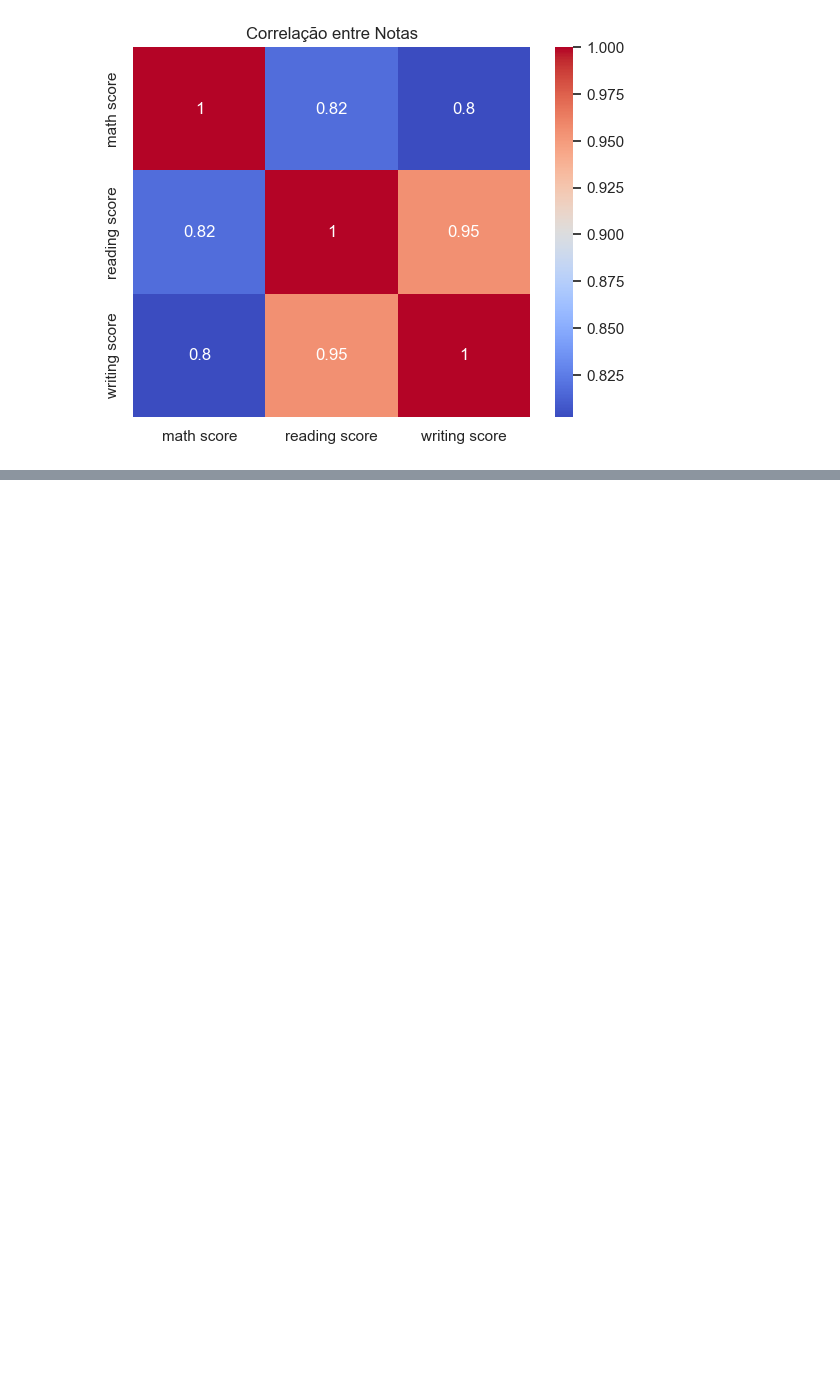
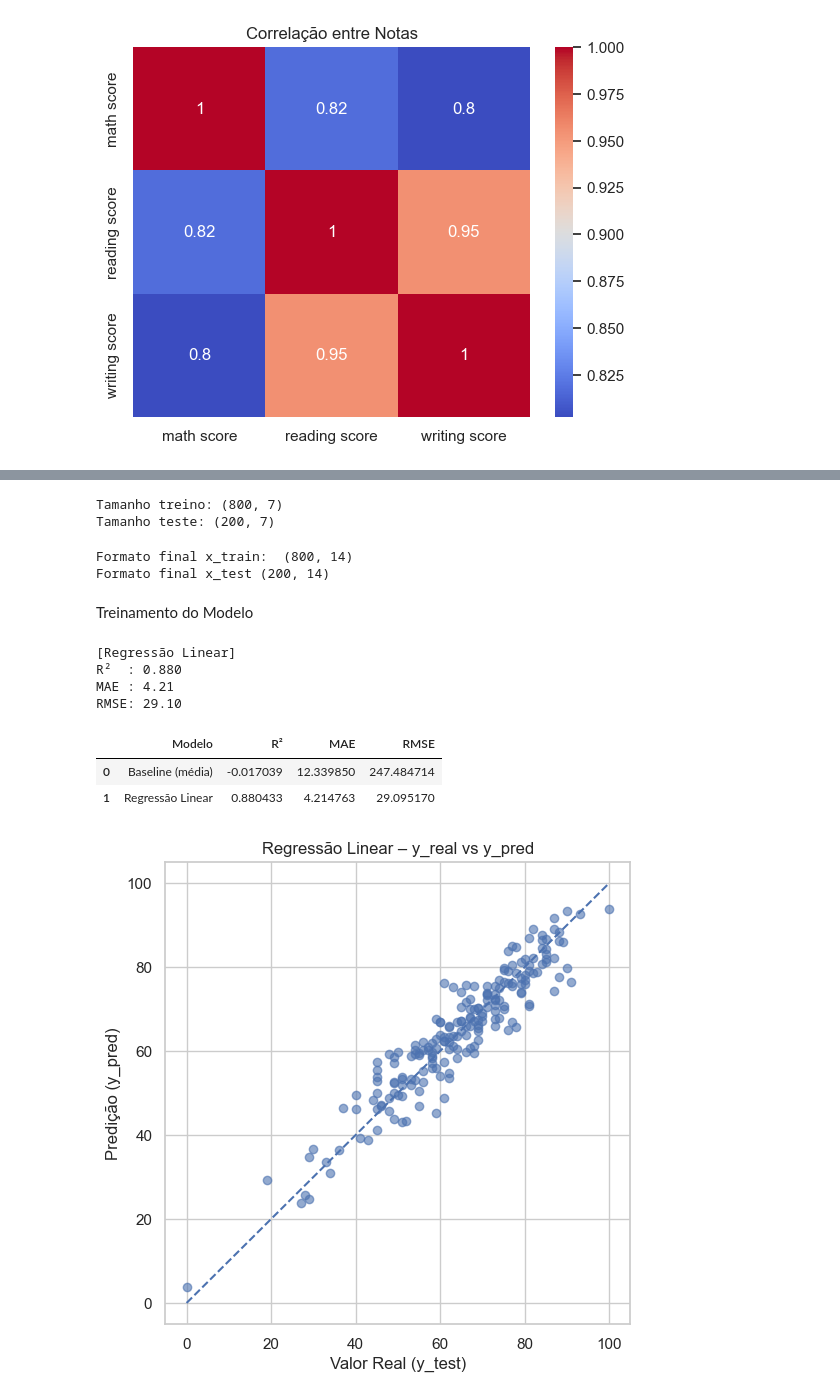
Before and after one commit to pablomigueldias/machine-learning-projects, a Jupyter notebook: projeto_01_previsao_notas/notebook/previsao_notas.ipynb, the cells around one changed output, grey strips where cells are left out. Saved outputs shown, nothing was run; the diff lists cells and outputs as text; code cells hidden in the pictures; blank space fills up the shorter version.

```diff
--- a/projeto_01_previsao_notas/notebook/previsao_notas.ipynb
+++ b/projeto_01_previsao_notas/notebook/previsao_notas.ipynb
@@ -113,0 +160,74 @@ a
+# %%
+x_train, x_test,y_train,y_test = train_test_split(x,y,test_size=0.2, random_state=42)
+
+print('Tamanho treino:', x_train.shape)
+print('Tamanho teste:',x_test.shape)
+# %% [output]
+Tamanho treino: (800, 7)
+Tamanho teste: (200, 7)
+# %%
+x_train_transformed = pipeline.fit_transform(x_train)
+x_test_transformed = pipeline.transform(x_test)
+
+print('Formato final x_train: ', x_train_transformed.shape)
+print('Formato final x_test', x_test_transformed.shape)
+# %% [output]
+Formato final x_train:  (800, 14)
+Formato final x_test (200, 14)
+# %% [markdown]
+Treinamento do Modelo
+# %%
+
+baseline = DummyRegressor(strategy="mean")
+baseline.fit(x_train, y_train)
+y_pred_base = baseline.predict(x_test)
+
+r2_base = r2_score(y_test, y_pred_base)
+mae_base = mean_absolute_error(y_test, y_pred_base)
+rmse_base = mean_squared_error(y_test, y_pred_base)
+
+
+pipe_lr = Pipeline(steps=[
+    ("preprocessor", preprocessor),
+    ("model", LinearRegression())
+])
+
+pipe_lr.fit(x_train, y_train)
+y_pred = pipe_lr.predict(x_test)
+
+r2 = r2_score(y_test, y_pred)
+mae = mean_absolute_error(y_test, y_pred)
+rmse = mean_squared_error(y_test, y_pred)
+
+print("[Regressão Linear]")
+print(f"R²  : {r2:.3f}")
+print(f"MAE : {mae:.2f}")
+print(f"RMSE: {rmse:.2f}")
+# %% [output]
+[Regressão Linear]
+R²  : 0.880
+MAE : 4.21
+RMSE: 29.10
+# %%
+comparacao = pd.DataFrame({
+    'Modelo':['Baseline (média)', 'Regressão Linear'],
+    'R²':[r2_base, r2],
+    'MAE':[mae_base, mae],
+    'RMSE':[rmse_base, rmse]
+})
+comparacao
+# %% [output]
+|  | Modelo | R² | MAE | RMSE |
+| 0 | Baseline (média) | -0.017039 | 12.339850 | 247.484714 |
+| 1 | Regressão Linear | 0.880433 | 4.214763 | 29.095170 |
+# %%
+plt.figure(figsize=(6,6))
+plt.scatter(y_test,y_pred, alpha=0.6)
+lims = [min(y_test.min(), y_pred.min()), max(y_test.max(), y_pred.max())]
+plt.plot(lims, lims, linestyle="--")
+plt.xlabel("Valor Real (y_test)")
+plt.ylabel("Predição (y_pred)")
+plt.title("Regressão Linear – y_real vs y_pred")
+plt.show()
+# %% [output]
+[figure, added]
```
Also changed, not shown: parts of 17 cells of this notebook, 10 other files.
